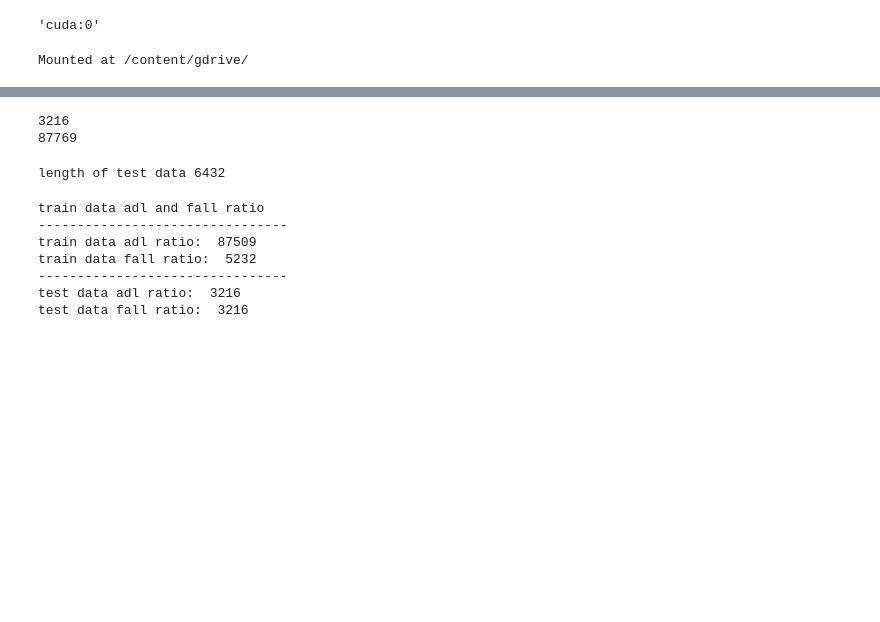
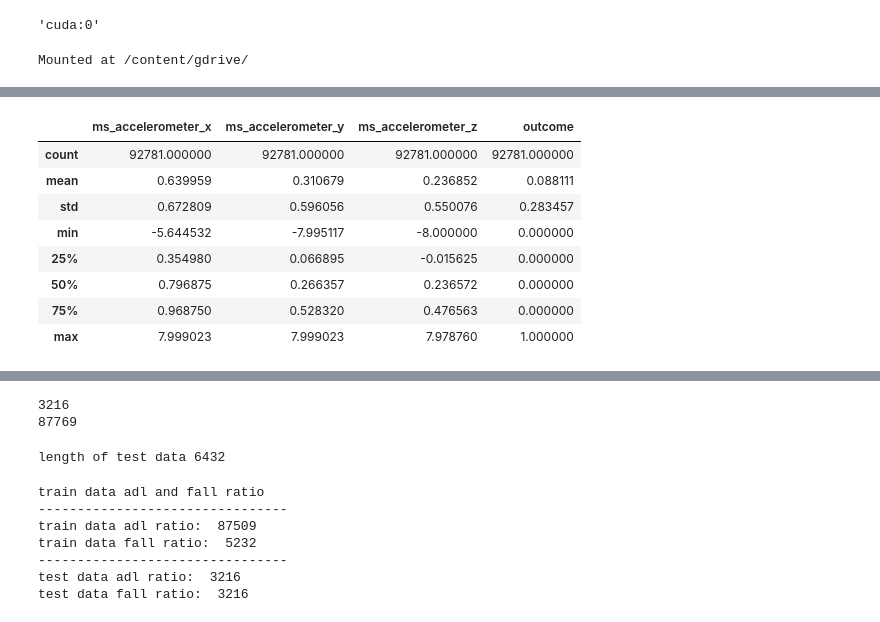
Before and after one commit to SicilianoBartolomeo/Sistemi-ad-agenti, a Jupyter notebook: smartFallLstm.ipynb, the cells around one changed output, grey strips where cells are left out. Saved outputs shown, nothing was run; the diff lists cells and outputs as text; code cells hidden in the pictures; blank space fills up the shorter version.

```diff
--- a/smartFallLstm.ipynb
+++ b/smartFallLstm.ipynb
@@ -63,3 +32,15 @@ test = pd.read_csv('/content/SmartFallDataSet/SmartWatch/raw91_Testing_Relabeled
 # %%
 train = pd.read_csv('/content/gdrive/MyDrive/SmartFall Training.csv')
 test = pd.read_csv('/content/gdrive/MyDrive/SmartFall Testing.csv')
+# %%
+train.describe()
+# %% [output]
+|  | ms_accelerometer_x | ms_accelerometer_y | ms_accelerometer_z | outcome |
+| count | 92781.000000 | 92781.000000 | 92781.000000 | 92781.000000 |
+| mean | 0.639959 | 0.310679 | 0.236852 | 0.088111 |
+| std | 0.672809 | 0.596056 | 0.550076 | 0.283457 |
+| min | -5.644532 | -7.995117 | -8.000000 | 0.000000 |
+| 25% | 0.354980 | 0.066895 | -0.015625 | 0.000000 |
+| 50% | 0.796875 | 0.266357 | 0.236572 | 0.000000 |
+| 75% | 0.968750 | 0.528320 | 0.476563 | 0.000000 |
+| max | 7.999023 | 7.999023 | 7.978760 | 1.000000 |
```
Also changed, not shown: parts of 6 cells of this notebook.
